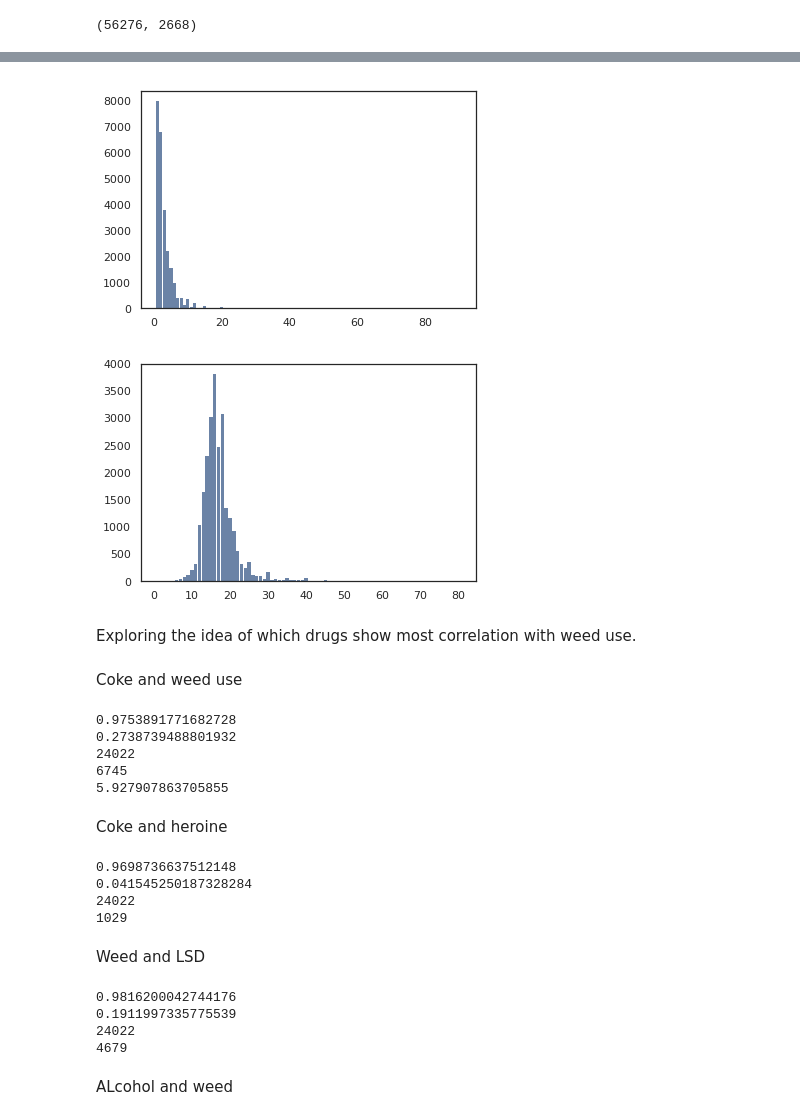
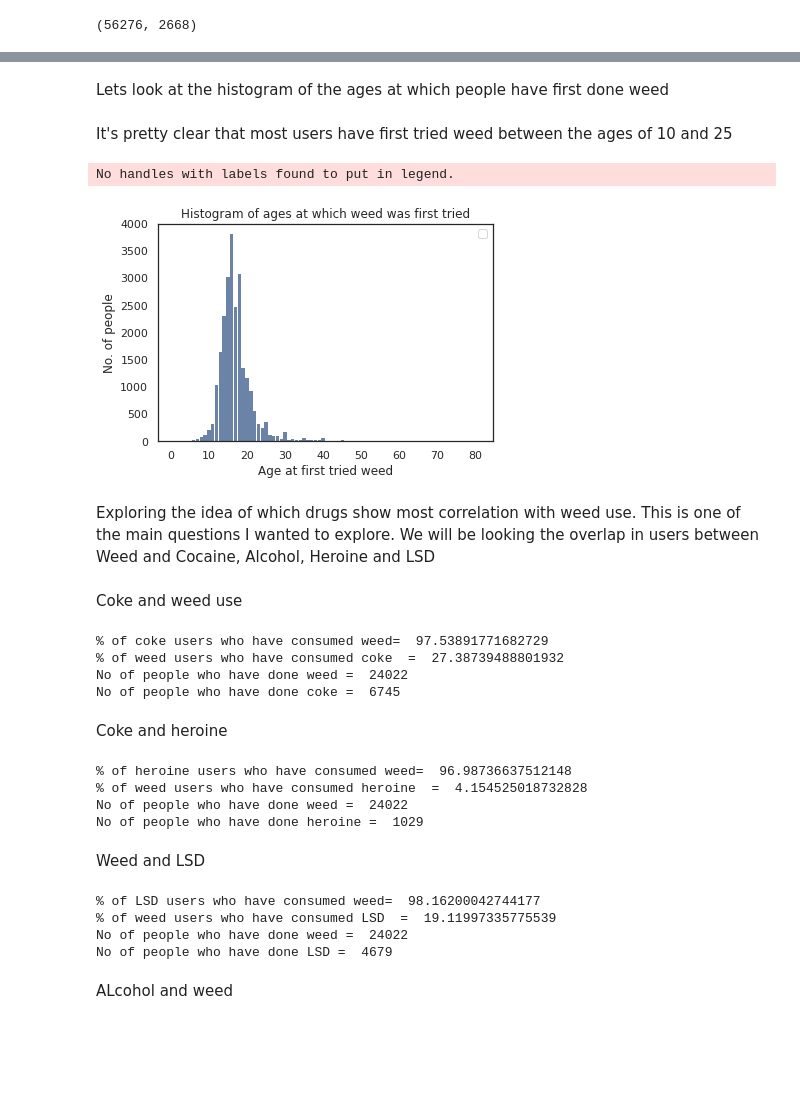
Before and after one commit to ssreekanth2000/project_1, a Jupyter notebook: Drug abuse project.ipynb, the cells around one changed output, grey strips where cells are left out. Cells and saved outputs as stored; diff of their text form; code cells hidden in the pictures; blank space fills up the shorter version.

```diff
--- a/Drug abuse project.ipynb
+++ b/Drug abuse project.ipynb
@@ -62,73 +63,72 @@ data_alc=drug.CADRLAST[(drug['CADRLAST'] >= 0) & (drug['CADRLAST'] <= 100)]
-# %%
-hist= thinkstats2.Hist(data_alc)
-thinkplot.hist(hist)
-# %% [output]
-[figure, removed]
+# %% [markdown]
+Lets look at the histogram of the ages at which people have first done weed
+# %% [markdown]
+It's pretty clear that most users have first tried weed between the ages of 10 and 25
 # %%
 data_weed_only=drug.MJAGE[(drug['MJAGE'] >= 0) & (drug['MJAGE'] <= 100)]
 hist= thinkstats2.Hist(data_weed_only)
 thinkplot.hist(hist)
+thinkplot.Config(xlabel='Age at first tried weed', ylabel='No. of people', title='Histogram of ages at which weed was first tried')
 # %% [output]
+No handles with labels found to put in legend.
-[figure, old version]
+[figure, new version]
 # %% [markdown]
-Exploring the idea of which drugs show most correlation with weed use.
+Exploring the idea of which drugs show most correlation with weed use. This is one of the main questions I wanted to explore. We will be looking the overlap in users between Weed and Cocaine, Alcohol, Heroine and LSD
 # %% [markdown]
 Coke and weed use
 # %%
 data_coke_weed=drug.COCEVER[(drug['MJAGE'] >= 0) & (drug['MJAGE'] <= 100) & (drug['COCEVER'] == 1)]
 data_coke_only=drug.COCEVER[(drug['COCEVER'] == 1)]
 
-print((len(data_coke_weed)/len(data_coke_only)))#97.5% of coke users have consumed marijunana in the past
+print("% of coke users who have consumed weed= ",(len(data_coke_weed)/len(data_coke_only))*100)#97.5% of coke users have consumed marijunana in the past
 
 data_weed_coke=drug.MJAGE[(drug['MJAGE'] >= 0) & (drug['MJAGE'] <= 100) & (drug['COCEVER'] == 1)]
-print((len(data_weed_coke)/len(data_weed_only)))#Only 27% of weed users have done coke.
+print("% of weed users who have consumed coke  = ",(len(data_weed_coke)/len(data_weed_only))*100)#Only 27% of weed users have done coke.
 
-print(len(data_weed_only))
-print(len(data_coke_only))
-print(CohenEffectSize(data_weed_coke,data_coke_only))#Cohen effect size between people who have done coke and those who
+print("No of people who have done weed = ",len(data_weed_only))
+print("No of people who have done coke = ",len(data_coke_only))
 #did both
 # %% [output]
-0.9753891771682728
-0.2738739488801932
-24022
-6745
-5.927907863705855
+% of coke users who have consumed weed=  97.53891771682729
+% of weed users who have consumed coke  =  27.38739488801932
+No of people who have done weed =  24022
+No of people who have done coke =  6745
 # %% [markdown]
 Coke and heroine
 # %%
 data_her_weed=drug.HEREVER[(drug['MJAGE'] >= 0) & (drug['MJAGE'] <= 100) & (drug['HEREVER'] == 1)]
 data_her_only=drug.HEREVER[(drug['HEREVER'] == 1)]
 
-print((len(data_her_weed)/len(data_her_only)))#96.7% of Heroine users have consumed marijunana
+print("% of heroine users who have consumed weed= ",(len(data_her_weed)/len(data_her_only))*100)#96.7% of Heroine users have consumed marijunana
 
 data_weed_her=drug.MJAGE[(drug['MJAGE'] >= 0) & (drug['MJAGE'] <= 100) & (drug['HEREVER'] == 1)]
-print((len(data_her_weed)/len(data_weed_only)))#4.15% of weed users have consumed heroine
+print("% of weed users who have consumed heroine  = ",(len(data_her_weed)/len(data_weed_only))*100)#4.15% of weed users have consumed heroine
 
-print(len(data_weed_only))
-print(len(data_her_only))
+print("No of people who have done weed = ",len(data_weed_only))
+print("No of people who have done heroine = ",len(data_her_only))
 # %% [output]
-0.9698736637512148
-0.041545250187328284
-24022
-1029
+% of heroine users who have consumed weed=  96.98736637512148
+% of weed users who have consumed heroine  =  4.154525018732828
+No of people who have done weed =  24022
+No of people who have done heroine =  1029
 # %% [markdown]
 Weed and LSD
 # %%
 data_lsd_weed=drug.LSD[(drug['MJAGE'] >= 0) & (drug['MJAGE'] <= 100) & (drug['LSD'] == 1)]
 data_lsd_only=drug.LSD[(drug['LSD'] == 1)]
 
-print((len(data_lsd_weed)/len(data_lsd_only)))#98.1% of LSD users have consumed marijunana
+print("% of LSD users who have consumed weed= ",(len(data_lsd_weed)/len(data_lsd_only))*100)#98.1% of LSD users have consumed marijunana
 
 data_weed_lsd=drug.MJAGE[(drug['MJAGE'] >= 0) & (drug['MJAGE'] <= 100) & (drug['LSD'] == 1)]
-print((len(data_lsd_weed)/len(data_weed_only)))#4.15% of weed users have consumed LSD
+print("% of weed users who have consumed LSD  = ",(len(data_lsd_weed)/len(data_weed_only))*100)#4.15% of weed users have consumed LSD
 
-print(len(data_weed_only))
-print(len(data_lsd_only))
+print("No of people who have done weed = ",len(data_weed_only))
+print("No of people who have done LSD = ",len(data_lsd_only))
 # %% [output]
-0.9816200042744176
-0.1911997335775539
-24022
-4679
+% of LSD users who have consumed weed=  98.16200042744177
+% of weed users who have consumed LSD  =  19.11997335775539
+No of people who have done weed =  24022
+No of people who have done LSD =  4679
 # %% [markdown]
 ALcohol and weed
 # %%
```
Also changed, not shown: parts of 21 cells of this notebook.
